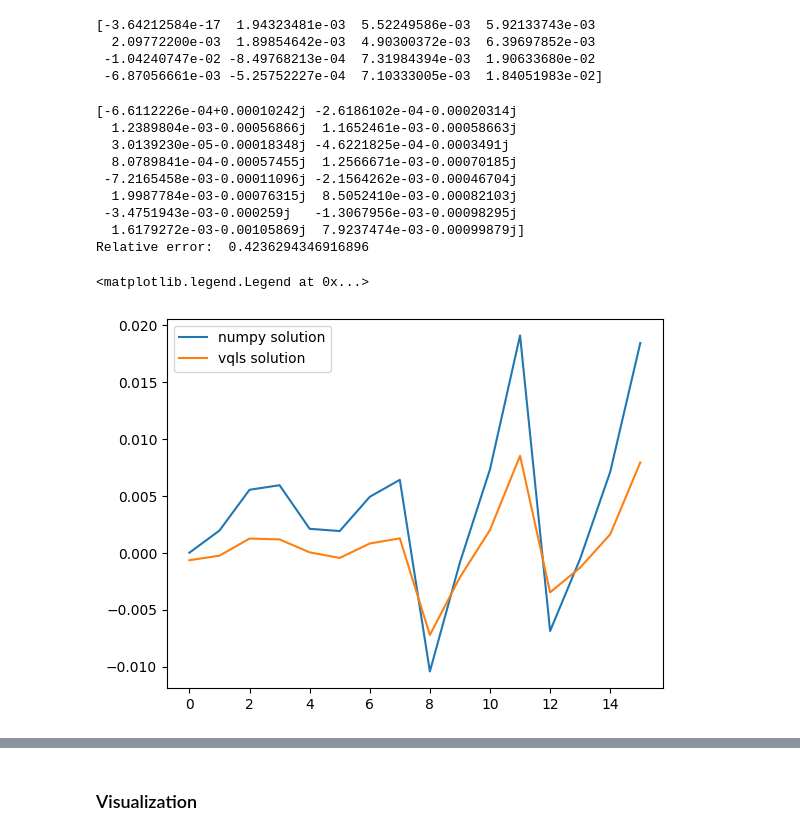
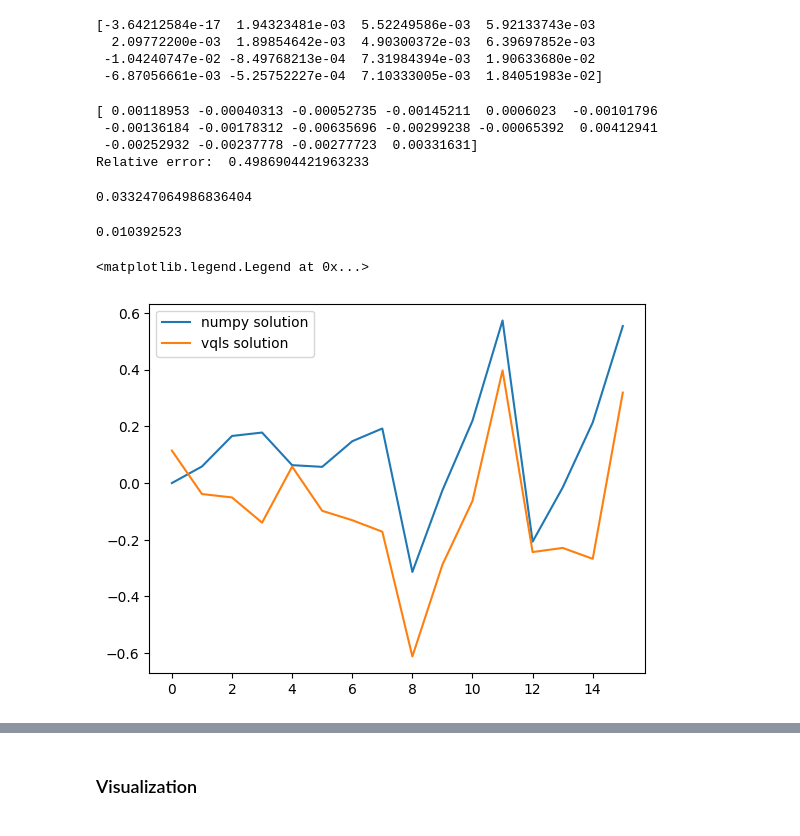
Before and after one commit to comp-physics/NISQ-Quantum-CFD, a Jupyter notebook: SIMPLE_LDC_VQLS.ipynb, the cells around one changed output, grey strips where cells are left out. Saved outputs shown, nothing was run; the diff lists cells and outputs as text; code cells hidden in the pictures.

```diff
--- a/SIMPLE_LDC_VQLS.ipynb
+++ b/SIMPLE_LDC_VQLS.ipynb
@@ -192,28 +197,31 @@ print(x)
  -1.04240747e-02 -8.49768213e-04  7.31984394e-03  1.90633680e-02
  -6.87056661e-03 -5.25752227e-04  7.10333005e-03  1.84051983e-02]
 # %%
-vqls_x = vqls_solve(A=Ap, b=rhsp, depth=6, iterations=200, LR=0.1, gamma=0.001)
+vqls_x = vqls_solve(A=Ap, b=rhsp, depth=8, iterations=200, LR=0.01, gamma=0.001)
 # %%
-print(vqls_x)
+print(vqls_x.real)
 relative_error = np.linalg.norm(rhsp- np.matmul(Ap,vqls_x.real))/np.linalg.norm(rhsp)
 print('Relative error: ', relative_error)
 # %% [output]
-[-6.6112226e-04+0.00010242j -2.6186102e-04-0.00020314j
-  1.2389804e-03-0.00056866j  1.1652461e-03-0.00058663j
-  3.0139230e-05-0.00018348j -4.6221825e-04-0.0003491j
-  8.0789841e-04-0.00057455j  1.2566671e-03-0.00070185j
- -7.2165458e-03-0.00011096j -2.1564262e-03-0.00046704j
-  1.9987784e-03-0.00076315j  8.5052410e-03-0.00082103j
- -3.4751943e-03-0.000259j   -1.3067956e-03-0.00098295j
-  1.6179272e-03-0.00105869j  7.9237474e-03-0.00099879j]
-Relative error:  0.4236294346916896
+[ 0.00118953 -0.00040313 -0.00052735 -0.00145211  0.0006023  -0.00101796
+ -0.00136184 -0.00178312 -0.00635696 -0.00299238 -0.00065392  0.00412941
+ -0.00252932 -0.00237778 -0.00277723  0.00331631]
+Relative error:  0.4986904421963233
+# %%
+np.linalg.norm(x)
+# %% [output]
+0.033247064986836404
+# %%
+np.linalg.norm(vqls_x)
+# %% [output]
+0.010392523
 # %%
-plt.plot(x, label = "numpy solution")
-plt.plot(vqls_x, label = "vqls solution")
+plt.plot(x/np.linalg.norm(x), label = "numpy solution")
+plt.plot(vqls_x/np.linalg.norm(vqls_x), label = "vqls solution")
 plt.legend()
 # %% [output]
 <matplotlib.legend.Legend at 0x...>
-[figure, old version]
+[figure, new version]
 # %%
 n = 16
 import numpy as np
```
Also changed, not shown: parts of 13 cells of this notebook, 2 other files.
